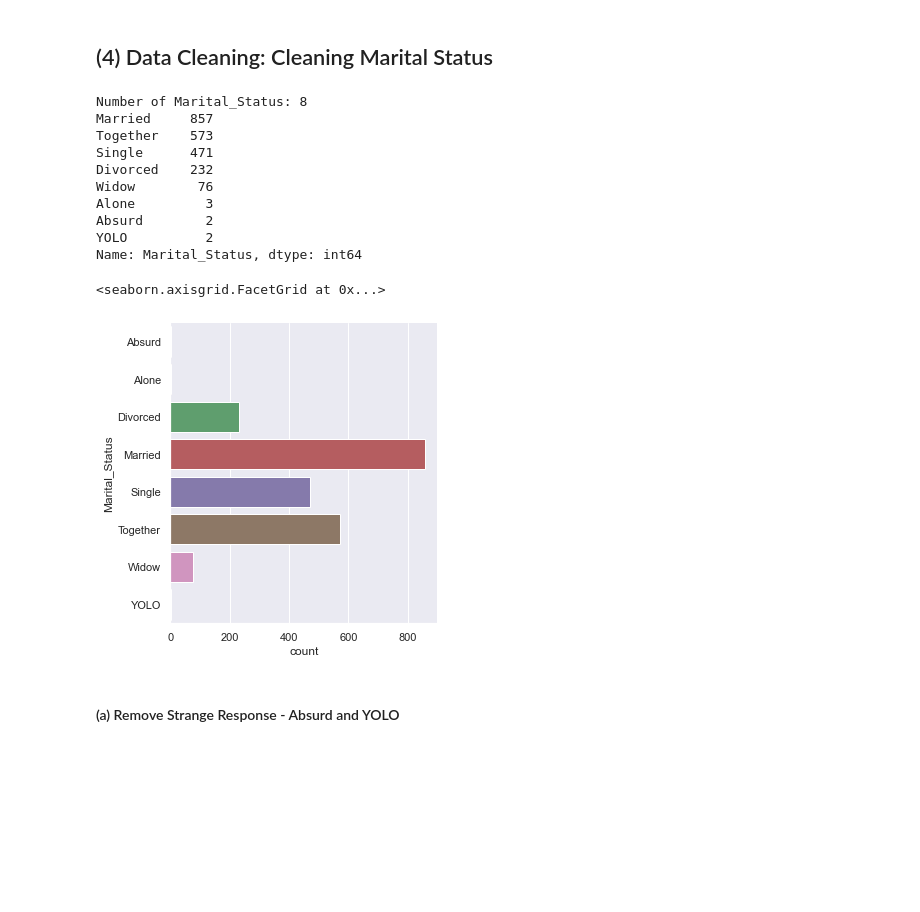
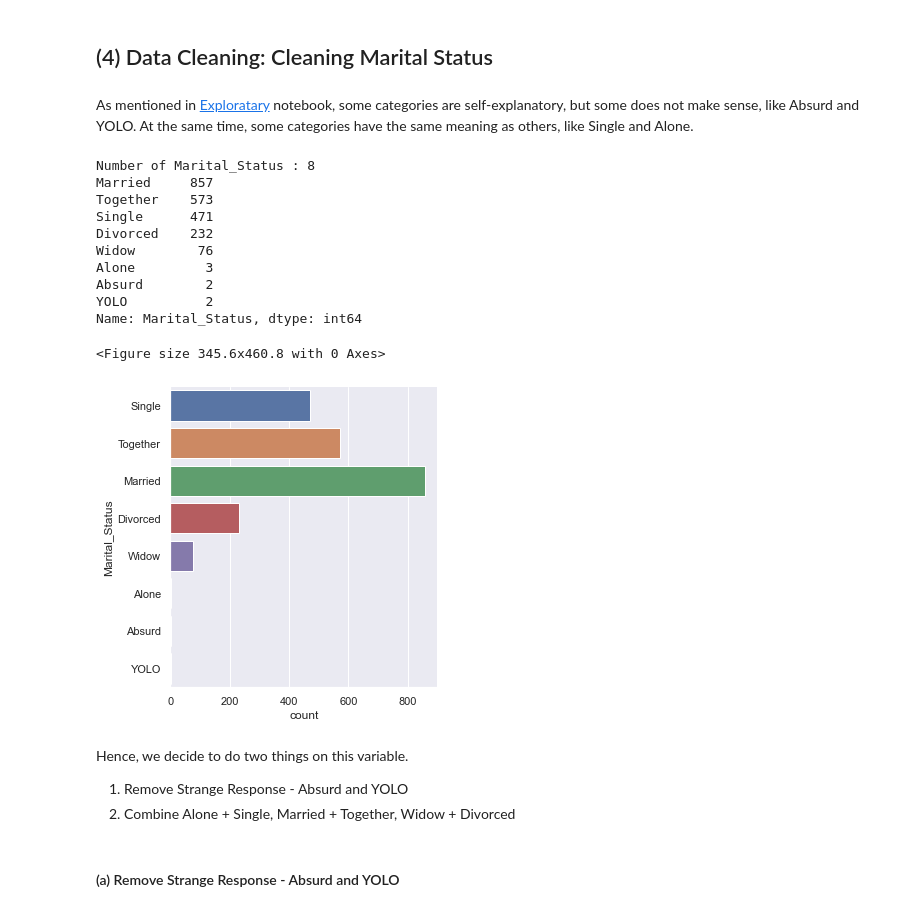
Before and after one commit to BoonHianLim/SC1015-Customer-Personality-Analysis, a Jupyter notebook: Data-cleaning.ipynb, the cells around one changed output. Cells and saved outputs as stored; diff of their text form; code cells hidden in the pictures; blank space fills up the shorter version.

Commit message:
Update for cleaning

```diff
--- a/Data-cleaning.ipynb
+++ b/Data-cleaning.ipynb
@@ -14,6 +14,21 @@ import pandas as pd
 import seaborn as sb
 import matplotlib.pyplot as plt
 sb.set()
+# %%
+def histogramCountOld(dataset,x,axes = [],i = 0,j = 0,meta = {"height": 4.8, "width": 6.4}):
+
+    import seaborn as sb
+
+    f = plt.figure(figsize=(meta["height"],meta["width"]))
+
+    #Cite M2 ExploratoryAnalysis
+    print("Number of", x ,":", len(dataset[x].unique()))
+
+    print(dataset[x].value_counts())
+    if(len(axes) != 0):
+        sb.countplot(y=x, data=dataset, ax = axes[i,j], orient = "h")
+    else:
+        sb.catplot(y = x, data = dataset, kind = "count")
 # %%
 customerData = pd.read_csv('dataset\marketing_campaign.csv',sep='\t')
 # %%
@@ -220,3 +277,0 @@ Column which consider as Categorical Data:
-# %%
-for data in colOfCat:
-    customerData_Clean[data] = customerData_Clean[data].astype("category")
@@ -243,27 +305,27 @@ memory usage: 306.4 KB
 # %% [markdown]
 ## (4) Data Cleaning: Cleaning Marital Status
-# %%
-#Cite M2 ExploratoryAnalysis
-
-# Generations in the Dataset
-print("Number of Marital_Status:", len(customerData_Clean["Marital_Status"].unique()))
-
-# Pokemons in each Generation
-print(customerData_Clean["Marital_Status"].value_counts())
-sb.catplot(y = "Marital_Status", data = customerData_Clean, kind = "count")
-# %% [output]
-Number of Marital_Status: 8
-Married     857
-Together    573
-Single      471
-Divorced    232
-Widow        76
-Alone         3
-Absurd        2
-YOLO          2
-Name: Marital_Status, dtype: int64
-<seaborn.axisgrid.FacetGrid at 0x...>
-[figure, removed]
+# %% [markdown]
+As mentioned in [Exploratary](Data-exploratary.ipynb#Marital_Status) notebook, some categories are self-explanatory, but some does not make sense, like Absurd and YOLO. At the same time, some categories have the same meaning as others, like Single and Alone.
+# %%
+histogramCountOld(customerData_Clean, "Marital_Status")
+# %% [output]
+Number of Marital_Status : 8
+Married     857
+Together    573
+Single      471
+Divorced    232
+Widow        76
+Alone         3
+Absurd        2
+YOLO          2
+Name: Marital_Status, dtype: int64
+<Figure size 345.6x460.8 with 0 Axes>
+[figure, added]
+# %% [markdown]
+Hence, we decide to do two things on this variable.
+
+1. Remove Strange Response - Absurd and YOLO
+2. Combine Alone + Single, Married + Together, Widow + Divorced
 # %% [markdown]
 #### (a) Remove Strange Response - Absurd and YOLO
 # %%
```
Also changed, not shown: parts of 53 cells of this notebook.
